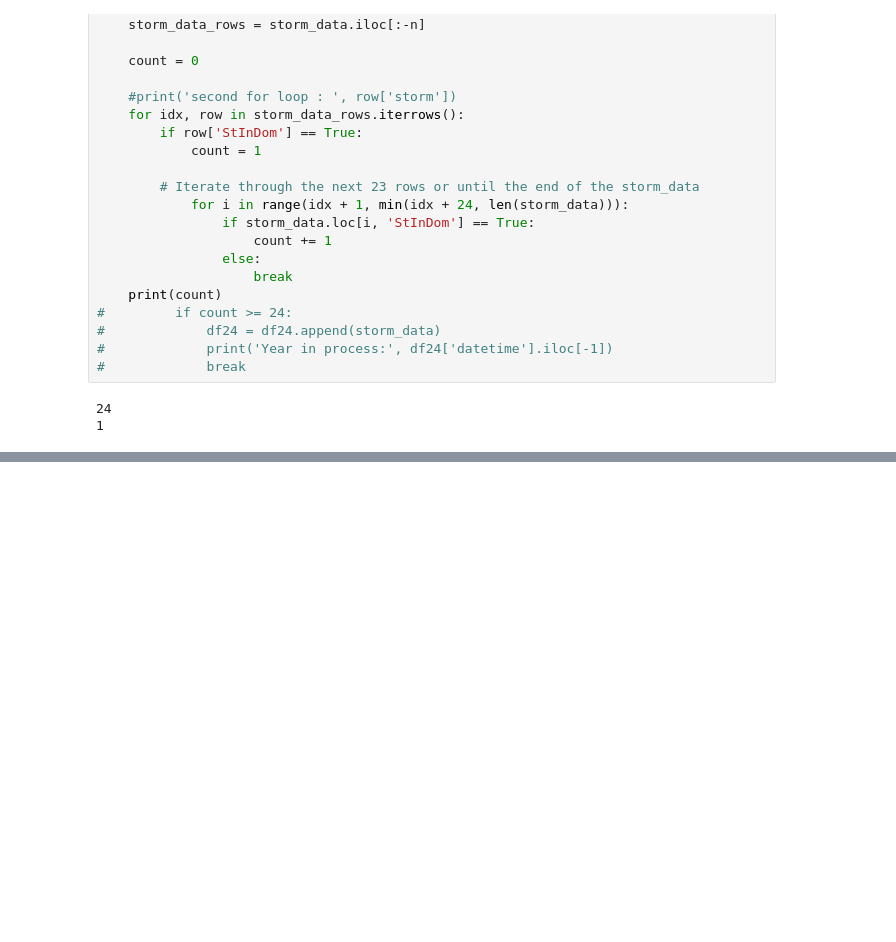
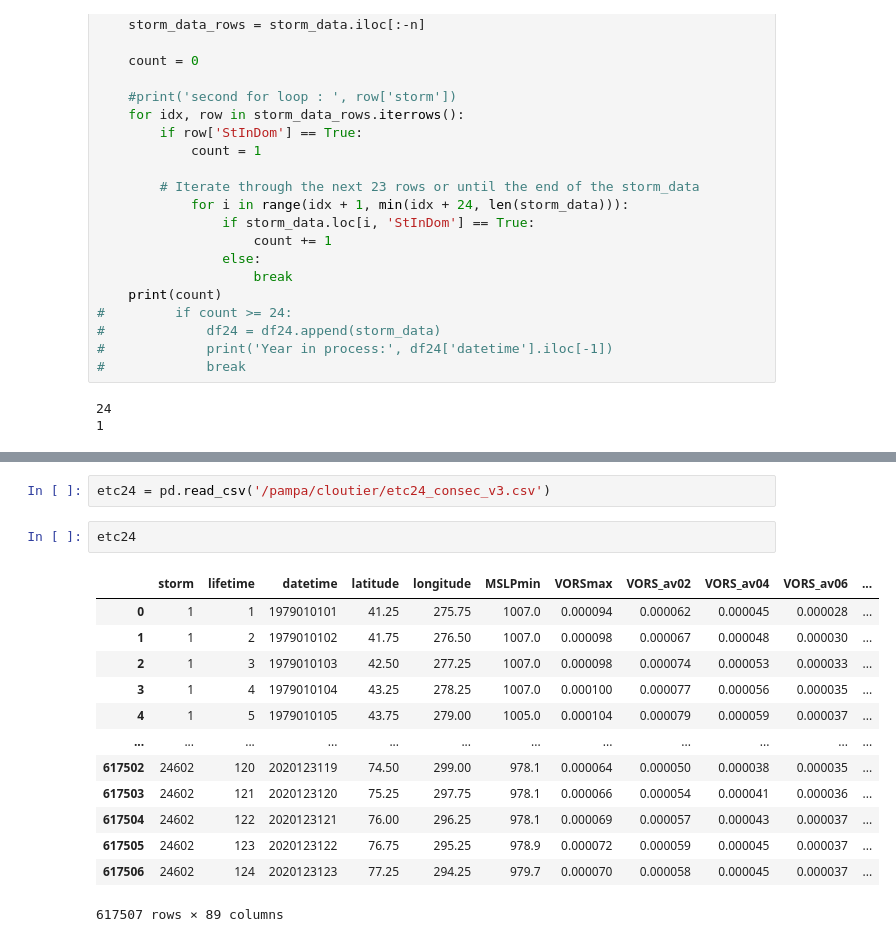
Before and after one commit to maxinecloutierg/ERA5_Storm_Track, a Jupyter notebook: jupyter/etc24_v2.ipynb, the cells around one changed output, grey strips where cells are left out. Saved outputs shown, nothing was run; the diff lists cells and outputs as text; blank space fills up the shorter version.

```diff
--- a/jupyter/etc24_v2.ipynb
+++ b/jupyter/etc24_v2.ipynb
@@ -623,0 +608,18 @@ Year in process: 1979010218
+# %%
+etc24 = pd.read_csv('/pampa/cloutier/etc24_consec_v3.csv')
+# %%
+etc24
+# %% [output]
+|  | storm | lifetime | datetime | latitude | longitude | MSLPmin | VORSmax | VORS_av02 | VORS_av04 | VORS_av06 | ... |
+| 0 | 1 | 1 | 1979010101 | 41.25 | 275.75 | 1007.0 | 0.000094 | 0.000062 | 0.000045 | 0.000028 | ... |
+| 1 | 1 | 2 | 1979010102 | 41.75 | 276.50 | 1007.0 | 0.000098 | 0.000067 | 0.000048 | 0.000030 | ... |
+| 2 | 1 | 3 | 1979010103 | 42.50 | 277.25 | 1007.0 | 0.000098 | 0.000074 | 0.000053 | 0.000033 | ... |
+| 3 | 1 | 4 | 1979010104 | 43.25 | 278.25 | 1007.0 | 0.000100 | 0.000077 | 0.000056 | 0.000035 | ... |
+| 4 | 1 | 5 | 1979010105 | 43.75 | 279.00 | 1005.0 | 0.000104 | 0.000079 | 0.000059 | 0.000037 | ... |
+| ... | ... | ... | ... | ... | ... | ... | ... | ... | ... | ... | ... |
+| 617502 | 24602 | 120 | 2020123119 | 74.50 | 299.00 | 978.1 | 0.000064 | 0.000050 | 0.000038 | 0.000035 | ... |
+| 617503 | 24602 | 121 | 2020123120 | 75.25 | 297.75 | 978.1 | 0.000066 | 0.000054 | 0.000041 | 0.000036 | ... |
+| 617504 | 24602 | 122 | 2020123121 | 76.00 | 296.25 | 978.1 | 0.000069 | 0.000057 | 0.000043 | 0.000037 | ... |
+| 617505 | 24602 | 123 | 2020123122 | 76.75 | 295.25 | 978.9 | 0.000072 | 0.000059 | 0.000045 | 0.000037 | ... |
+| 617506 | 24602 | 124 | 2020123123 | 77.25 | 294.25 | 979.7 | 0.000070 | 0.000058 | 0.000045 | 0.000037 | ... |
+617507 rows × 89 columns
```
Also changed, not shown: parts of 13 cells of this notebook.
